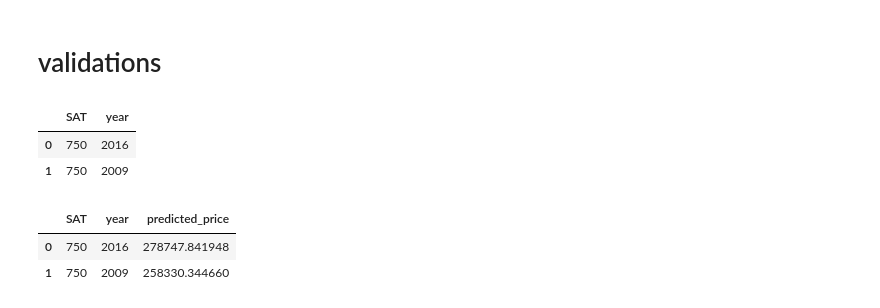
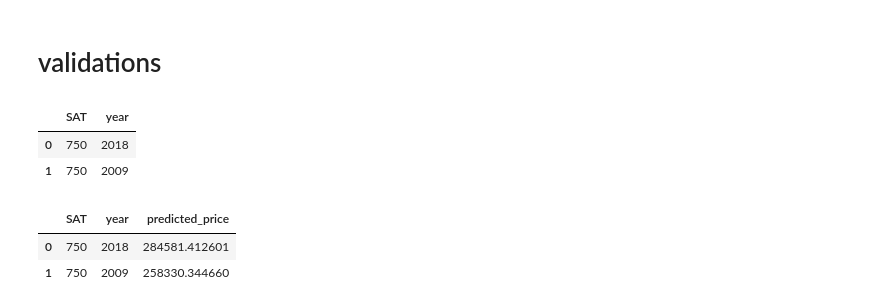
Before and after one commit to tansudasli/analytics-sandbox, a Jupyter notebook: real_estate_lineer_regression.ipynb, the cells around one changed output. Saved outputs shown, nothing was run; the diff lists cells and outputs as text; code cells hidden in the pictures.

```diff
--- a/real_estate_lineer_regression.ipynb
+++ b/real_estate_lineer_regression.ipynb
@@ -77,16 +77,16 @@ sns.lmplot(x="size", y="price", col='year', data=data);
 # %% [markdown]
 # validations
 # %%
-test_data = pd.DataFrame(data=[[750, 2016], [750, 2009]], columns=['SAT', 'year'])
+test_data = pd.DataFrame(data=[[750, 2018], [750, 2009]], columns=['SAT', 'year'])
 test_data
 # %% [output]
 |  | SAT | year |
-| 0 | 750 | 2016 |
+| 0 | 750 | 2018 |
 | 1 | 750 | 2009 |
 # %%
 test_data['predicted_price'] = reg.predict(test_data)
 test_data
 # %% [output]
 |  | SAT | year | predicted_price |
-| 0 | 750 | 2016 | 278747.841948 |
+| 0 | 750 | 2018 | 284581.412601 |
 | 1 | 750 | 2009 | 258330.344660 |
```
